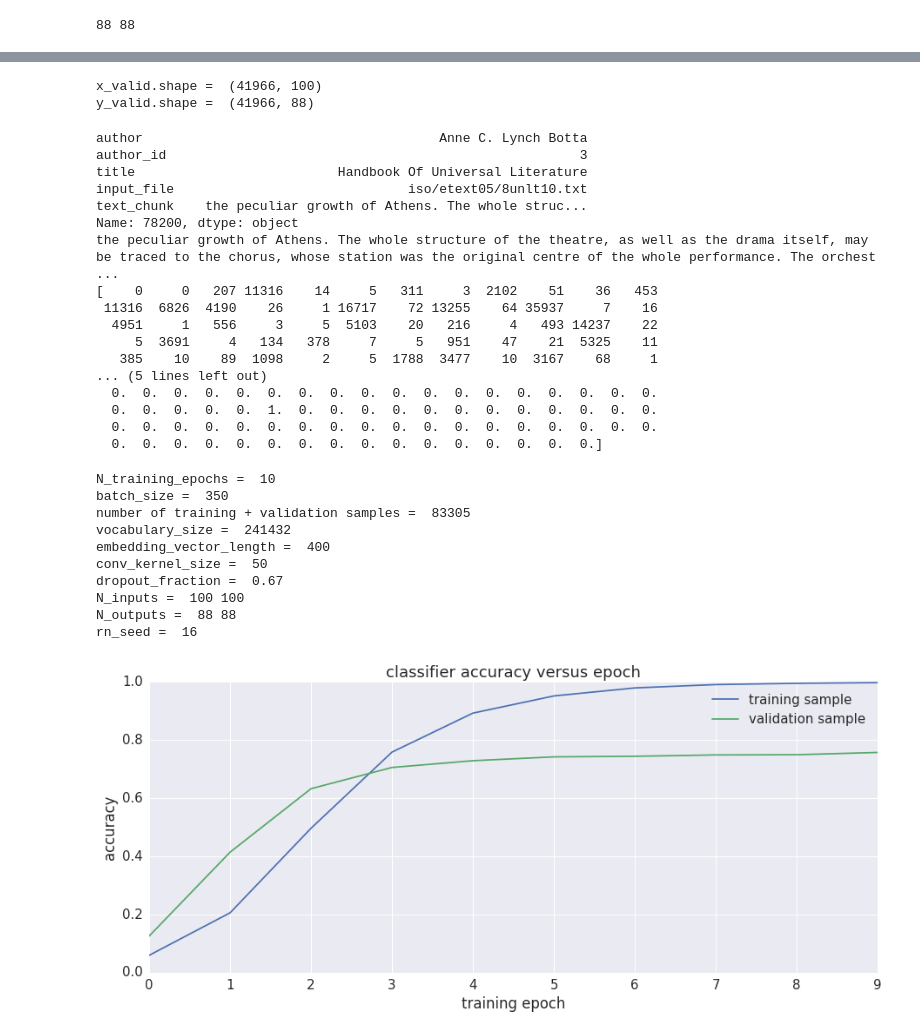
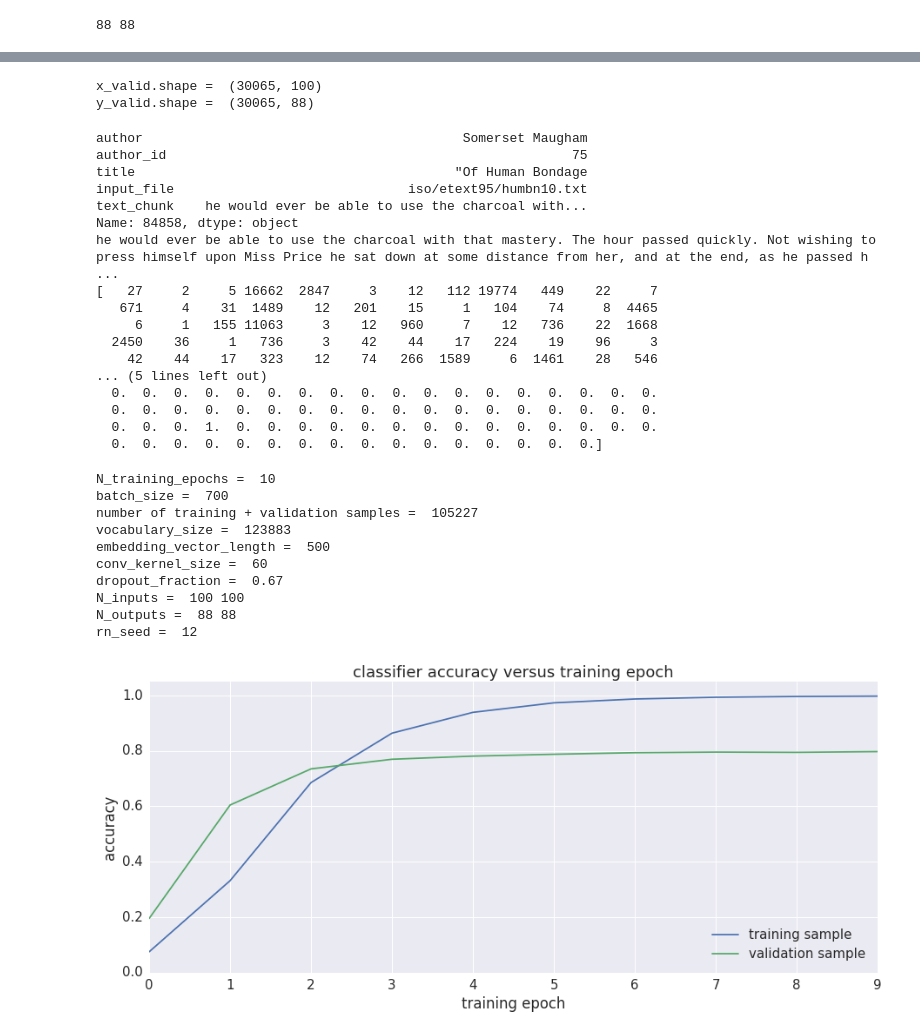
Before and after one commit to joehahn/tf-text-classification-demo, a Jupyter notebook: dl.ipynb, the cells around one changed output, grey strips where cells are left out. Cells and saved outputs as stored; diff of their text form; code cells hidden in the pictures.

```diff
--- a/dl.ipynb
+++ b/dl.ipynb
@@ -68,14 +55,14 @@ N.head()
 # %%
 #train-test-validate split
-train_size = 0.33
-validate_size=0.5   #this is the fraction of the test sample that is assigned to the validation sample
+train_size = 0.6
+valid_size=0.6   #this is the fraction of the test sample that is assigned to the validation sample
 rn_seed = 12
 from sklearn.model_selection import train_test_split
 train, test = train_test_split(chunks, train_size=train_size, random_state=rn_seed)
-validate, test = train_test_split(test, train_size=validate_size, random_state=rn_seed)
+valid, test = train_test_split(test, train_size=valid_size, random_state=rn_seed)
 print 'records.shape  = ', chunks.shape
 print 'train.shape    = ', train.shape
 print 'test.shape     = ', test.shape
-print 'validate.shape = ', validate.shape
+print 'validate.shape = ', valid.shape
 # %% [output]
 records.shape  =  (125271, 5)
@@ -110,10 +89,13 @@ nunnery 1
 # %%
 #generate tokenizer
-vocabulary_size = 241432
-N_inputs = 100
 from keras.preprocessing.text import Tokenizer
 from keras.preprocessing.sequence import pad_sequences
-tokenizer = Tokenizer(num_words=vocabulary_size)
+tokenizer = Tokenizer()
+corpus = train['text_chunk'].tolist()
 tokenizer.fit_on_texts(corpus)
+vocabulary_size = len(tokenizer.word_index)
+print 'number of distinct words in training samples = ', vocabulary_size
+N_inputs = 100
+print 'number of inputs ie words per text_chunk = ', N_inputs
 # %% [output]
 Using TensorFlow backend.
@@ -184,35 +168,35 @@ print tokens
 # %%
 #get validation x,y with x-values being tokenized and y values onehot-encoded
-x_valid, y_valid = tokenize(validate, tokenizer)
+x_valid, y_valid = tokenize(valid, tokenizer)
 print 'x_valid.shape = ', x_valid.shape
 print 'y_valid.shape = ', y_valid.shape
 # %% [output]
-x_valid.shape =  (41966, 100)
-y_valid.shape =  (41966, 88)
+x_valid.shape =  (30065, 100)
+y_valid.shape =  (30065, 88)
 # %%
 #display a validation record
 idx = 123
-print validate.iloc[idx]
-print validate.iloc[idx]['text_chunk']
+print valid.iloc[idx]
+print valid.iloc[idx]['text_chunk']
 print x_valid[321]
 print y_valid[321]
 # %% [output]
-author                                      Anne C. Lynch Botta
-author_id                                                     3
-title                          Handbook Of Universal Literature
-input_file                              iso/etext05/8unlt10.txt
-text_chunk    the peculiar growth of Athens. The whole struc...
-Name: 78200, dtype: object
-the peculiar growth of Athens. The whole structure of the theatre, as well as the drama itself, may be traced to the chorus, whose station was the original centre of the whole performance. The orchest ...
-[    0     0   207 11316    14     5   311     3  2102    51    36   453
- 11316  6826  4190    26     1 16717    72 13255    64 35937     7    16
-  4951     1   556     3     5  5103    20   216     4   493 14237    22
-     5  3691     4   134   378     7     5   951    47    21  5325    11
-   385    10    89  1098     2     5  1788  3477    10  3167    68     1
+author                                         Somerset Maugham
+author_id                                                    75
+title                                         "Of Human Bondage
+input_file                              iso/etext95/humbn10.txt
+text_chunk    he would ever be able to use the charcoal with...
+Name: 84858, dtype: object
+he would ever be able to use the charcoal with that mastery. The hour passed quickly. Not wishing to press himself upon Miss Price he sat down at some distance from her, and at the end, as he passed h ...
+[   27     2     5 16662  2847     3    12   112 19774   449    22     7
+   671     4    31  1489    12   201    15     1   104    74     8  4465
+     6     1   155 11063     3    12   960     7    12   736    22  1668
+  2450    36     1   736     3    42    44    17   224    19    96     3
+    42    44    17   323    12    74   266  1589     6  1461    28   546
 ... (5 lines left out)
   0.  0.  0.  0.  0.  0.  0.  0.  0.  0.  0.  0.  0.  0.  0.  0.  0.  0.
-  0.  0.  0.  0.  0.  1.  0.  0.  0.  0.  0.  0.  0.  0.  0.  0.  0.  0.
   0.  0.  0.  0.  0.  0.  0.  0.  0.  0.  0.  0.  0.  0.  0.  0.  0.  0.
+  0.  0.  0.  1.  0.  0.  0.  0.  0.  0.  0.  0.  0.  0.  0.  0.  0.  0.
   0.  0.  0.  0.  0.  0.  0.  0.  0.  0.  0.  0.  0.  0.  0.  0.]
 # %%
 #this LSTM model was adapted from
@@ -236,11 +220,10 @@ def build_lstm_model(N_inputs, N_outputs, vocabulary_size, embedding_vector_leng
 # %%
 #assemble lstm model
 N_training_epochs = 10
-batch_size = 350
-embedding_vector_length = 400
-conv_kernel_size = 50
+batch_size = 700#1000
+embedding_vector_length = 500#400
+conv_kernel_size = 60#50
 dropout_fraction = 0.67
-rn_seed = 16
 print 'N_training_epochs = ', N_training_epochs
 print 'batch_size = ', batch_size
 print 'number of training + validation samples = ', x_train.shape[0] + x_valid.shape[0]
@@ -257,15 +240,15 @@ lstm_model = build_lstm_model(N_inputs, N_outputs, vocabulary_size, embedding_ve
     dropout_fraction)
 # %% [output]
 N_training_epochs =  10
-batch_size =  350
-number of training + validation samples =  83305
-vocabulary_size =  241432
-embedding_vector_length =  400
-conv_kernel_size =  50
+batch_size =  700
+number of training + validation samples =  105227
+vocabulary_size =  123883
+embedding_vector_length =  500
+conv_kernel_size =  60
 dropout_fraction =  0.67
 N_inputs =  100 100
 N_outputs =  88 88
-rn_seed =  16
+rn_seed =  12
 # %%
 #fit model to the training data...this takes X minutes on g2.2xl instance
 from time import time
@@ -276,19 +259,19 @@ fit_history = lstm_model.fit(x_train, y_train, epochs=N_training_epochs, batch_s
 # %%
 #plot accuracy vs training epoch
 fig, ax = plt.subplots(1,1, figsize=(15, 6))
 xp = fit_history.epoch
 yp = fit_history.history['acc']
 ax.plot(xp, yp, label='training sample')
 yp = fit_history.history['val_acc']
 ax.plot(xp, yp, label='validation sample')
-ax.set_title('classifier accuracy versus epoch')
+ax.set_title('classifier accuracy versus training epoch')
 ax.set_ylabel('accuracy')
 ax.set_xlabel('training epoch')
-ax_set_ylim(0.0, 1.05)
-ax.legend()
+ax.set_ylim(0.0, 1.05)
+ax.legend(loc='lower right')
 plt.savefig('figs/accuracy.png')
 # %% [output]
-[figure, old version]
+[figure, new version]
 # %%
 #plot loss function vs training epoch
 fig, ax = plt.subplots(1,1, figsize=(15, 6))
```
Also changed, not shown: parts of 14 cells of this notebook, 2 other files.
